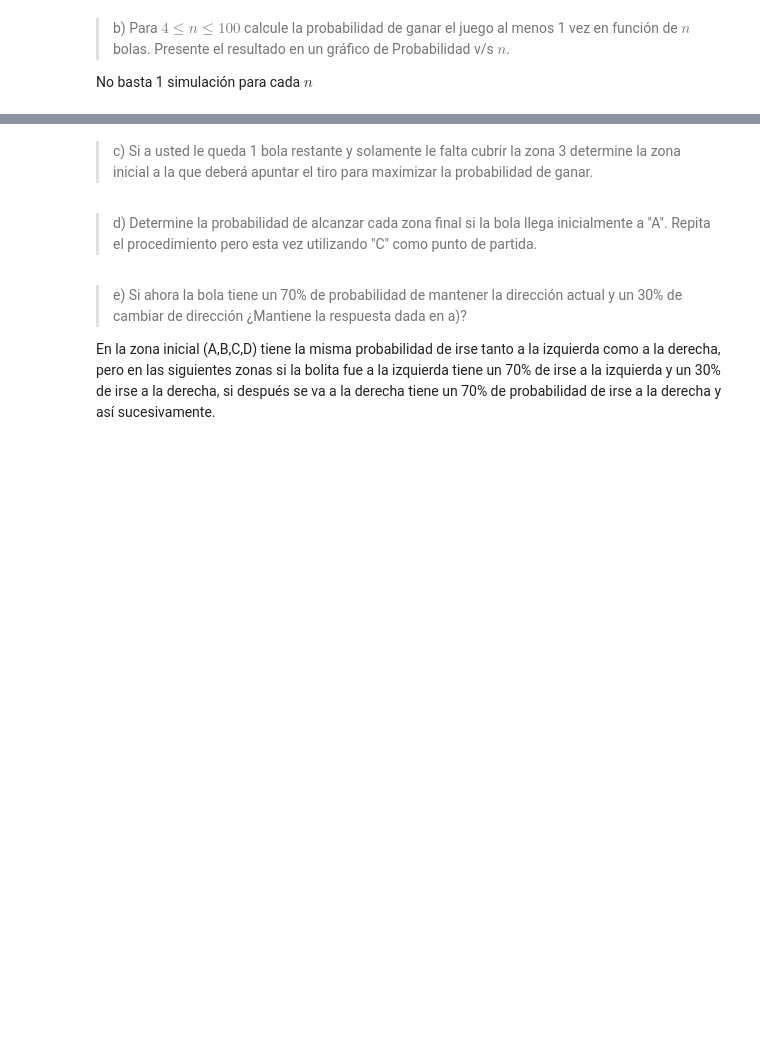
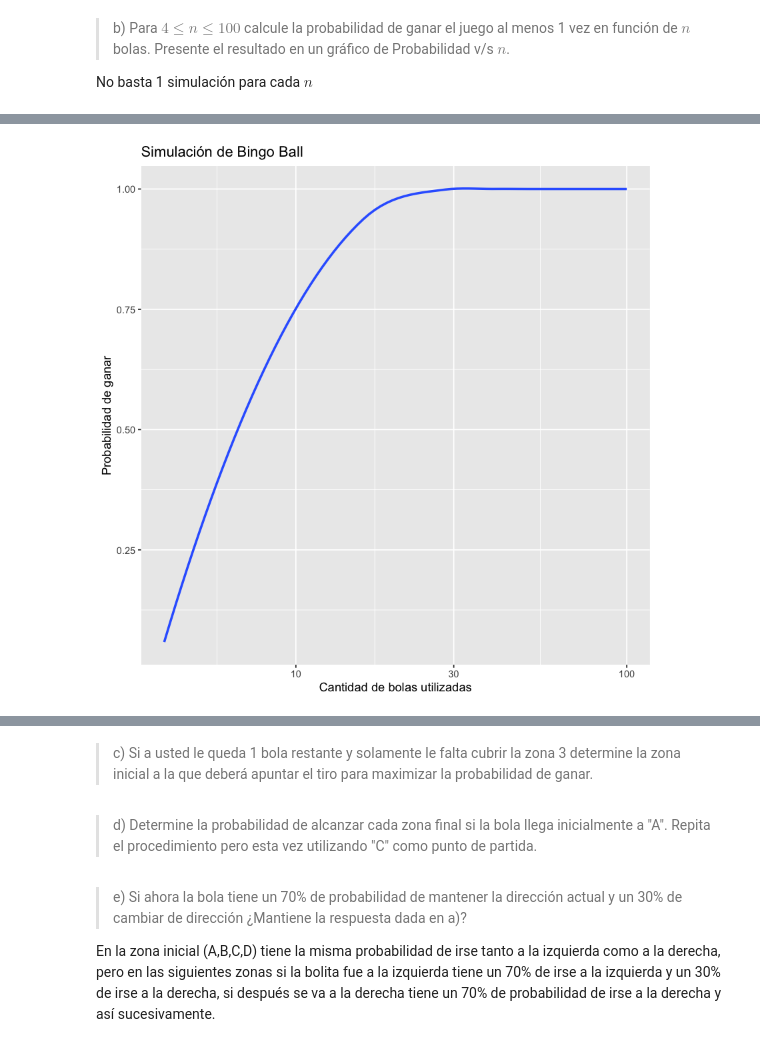
Before and after one commit to jpjorquera/Lab1-Estaca, a Jupyter notebook: Laboratorio 1.ipynb, the cells around one changed output, grey strips where cells are left out. Cells and saved outputs as stored; diff of their text form; code cells hidden in the pictures; blank space fills up the shorter version.

```diff
--- a/Laboratorio 1.ipynb
+++ b/Laboratorio 1.ipynb
@@ -281,0 +424,9 @@ No basta 1 simulación para cada $n$
+# %%
+ggplot(data=simulacion, aes(x=nBolas, y=prob_nBolas)) +
+ggtitle("Simulación de Bingo Ball") +
+scale_x_continuous(trans='log10') +
+xlab("Cantidad de bolas utilizadas") +
+ylab("Probabilidad de ganar") +
+geom_smooth(method = "loess", se = FALSE)
+# %% [output]
+[figure, added]
```
Also changed, not shown: parts of 4 cells of this notebook.
